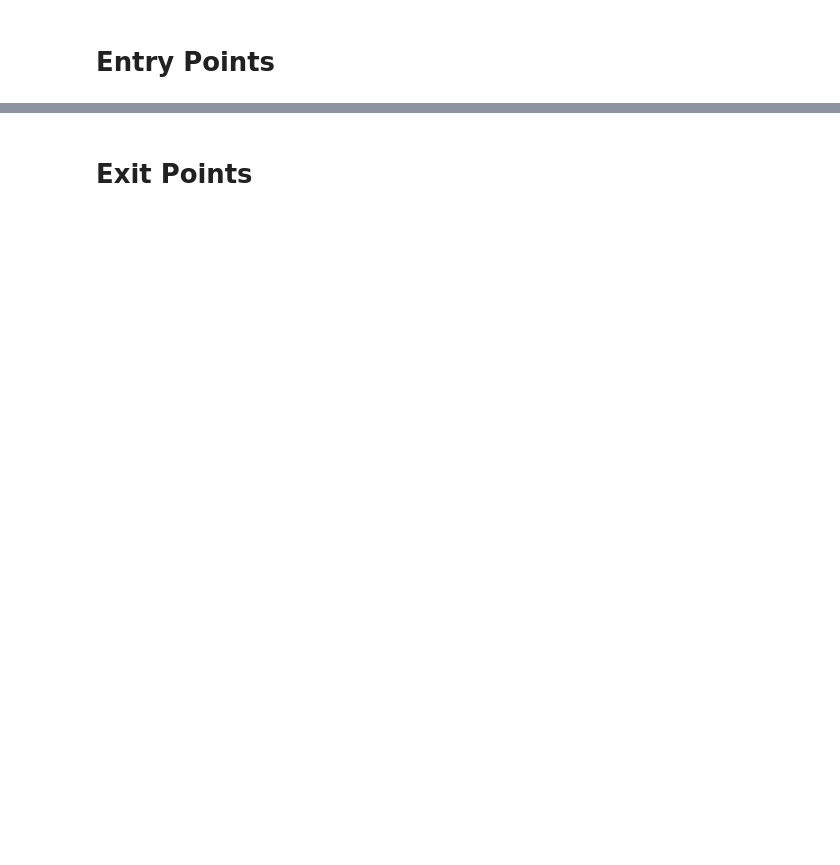
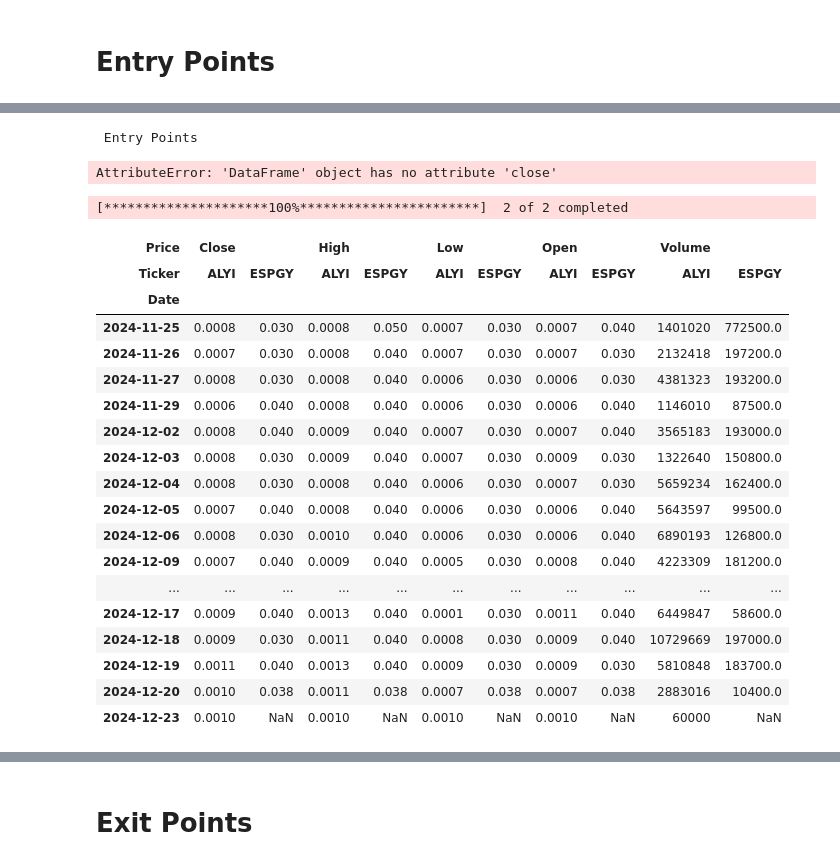
Before and after one commit to DaScient/SuperTrendTradingBot, a Jupyter notebook: yahoo-top-gainers-kalman-forecasting-model.ipynb, the cells around one changed output, grey strips where cells are left out. Drawn from its saved outputs; the diff is of its cells as text; code cells hidden in the pictures; blank space fills up the shorter version.

Commit message:
Kaggle Notebook | Yahoo's Top Gainers ~ Kalman Forecasting Model | Version 503

```diff
--- a/yahoo-top-gainers-kalman-forecasting-model.ipynb
+++ b/yahoo-top-gainers-kalman-forecasting-model.ipynb
@@ -188,3 +250,71 @@ Calculating indicators for today's date: 2024-07-10.
+# %%
+# Plotly within a double nested for-loop.
+# This pulls from Yahoo's Gainers first page, then implements technical indicators to output forecasts,
+# RSI, choppiness, trend archers, & other conditionals to aid in decision making.
+
+from plotly.offline import init_notebook_mode, iplot
+init_notebook_mode(connected=True)
+%matplotlib inline
+
+# Pull Yahoo's Top Gainers of Today - first page.
+
+url = 'https://finance.yahoo.com/gainers'
+headers = {
+  'User-Agent': 'Mozilla/5.0 (Windows NT 10.0; rv:91.0) Gecko/20100101 Firefox/91.0'
+}
+
+ytext = requests.get(url,headers=headers).text
+yroot = lxml.html.fromstring(ytext)
+List = []
+for x in yroot.xpath('//*[@id="fin-scr-res-table"]//a'):
+    List.append({"top_movers":x.attrib['href'].split("/")[-2].split("?")[0]})
+List = pd.DataFrame(List)
+
+# calculating plotter
+print('\n Entry Points')
+for i,v in [(v,yf.download(tickers=['ESPGY','ALYI'], period='3mo', interval='1d')) for i,v in List.close.items()]:
+    try:
+        #calculate_symbol(v)
+        if (calculate_symbol(v)[8] == True) & (calculate_symbol(v)[4]<="40"):
+            print(f'\n\nTicker: {i}\n\n "Entry Point"  AMAT &  (EMA_13 > Kalman) & (Choppiness <= 40):',calculate_symbol(v)[8])
+            print(' "Exit Point"  ~AMAT & ~(EMA_13 > Kalman):',calculate_symbol(v)[9])
+            print('\n\nClose:',calculate_symbol(v)[1])
+            print('Ichimoku 9-Day Forecast:',calculate_symbol(v)[2])
+            print('Ichimoku 26-Day Forecast:',calculate_symbol(v)[3])
+            print('Choppiness (%):',calculate_symbol(v)[4])
+            print('RSI:',calculate_symbol(v)[5])
+            print('Archer MA Trending:',calculate_symbol(v)[6])
+            print('EMA_13 > Kalman:',calculate_symbol(v)[7])
+            print('Low > Kalman:',calculate_symbol(v)[10])
+            plot(v.tail(90),i)
+        else:pass
+    except:pass
+# %% [output]
+ Entry Points
+AttributeError: 'DataFrame' object has no attribute 'close'
+# %%
+yf.download(tickers=['ESPGY','ALYI'], period='1mo', interval='1d')
+# %% [output]
+[*********************100%***********************]  2 of 2 completed
+| Price | Close |  | High |  | Low |  | Open |  | Volume |  |
+| Ticker | ALYI | ESPGY | ALYI | ESPGY | ALYI | ESPGY | ALYI | ESPGY | ALYI | ESPGY |
+| Date |  |  |  |  |  |  |  |  |  |  |
+| 2024-11-25 | 0.0008 | 0.030 | 0.0008 | 0.050 | 0.0007 | 0.030 | 0.0007 | 0.040 | 1401020 | 772500.0 |
+| 2024-11-26 | 0.0007 | 0.030 | 0.0008 | 0.040 | 0.0007 | 0.030 | 0.0007 | 0.030 | 2132418 | 197200.0 |
+| 2024-11-27 | 0.0008 | 0.030 | 0.0008 | 0.040 | 0.0006 | 0.030 | 0.0006 | 0.030 | 4381323 | 193200.0 |
+| 2024-11-29 | 0.0006 | 0.040 | 0.0008 | 0.040 | 0.0006 | 0.030 | 0.0006 | 0.040 | 1146010 | 87500.0 |
+| 2024-12-02 | 0.0008 | 0.040 | 0.0009 | 0.040 | 0.0007 | 0.030 | 0.0007 | 0.040 | 3565183 | 193000.0 |
+| 2024-12-03 | 0.0008 | 0.030 | 0.0009 | 0.040 | 0.0007 | 0.030 | 0.0009 | 0.030 | 1322640 | 150800.0 |
+| 2024-12-04 | 0.0008 | 0.030 | 0.0008 | 0.040 | 0.0006 | 0.030 | 0.0007 | 0.030 | 5659234 | 162400.0 |
+| 2024-12-05 | 0.0007 | 0.040 | 0.0008 | 0.040 | 0.0006 | 0.030 | 0.0006 | 0.040 | 5643597 | 99500.0 |
+| 2024-12-06 | 0.0008 | 0.030 | 0.0010 | 0.040 | 0.0006 | 0.030 | 0.0006 | 0.040 | 6890193 | 126800.0 |
+| 2024-12-09 | 0.0007 | 0.040 | 0.0009 | 0.040 | 0.0005 | 0.030 | 0.0008 | 0.040 | 4223309 | 181200.0 |
+| ... | ... | ... | ... | ... | ... | ... | ... | ... | ... | ... |
+| 2024-12-17 | 0.0009 | 0.040 | 0.0013 | 0.040 | 0.0001 | 0.030 | 0.0011 | 0.040 | 6449847 | 58600.0 |
+| 2024-12-18 | 0.0009 | 0.030 | 0.0011 | 0.040 | 0.0008 | 0.030 | 0.0009 | 0.040 | 10729669 | 197000.0 |
+| 2024-12-19 | 0.0011 | 0.040 | 0.0013 | 0.040 | 0.0009 | 0.030 | 0.0009 | 0.030 | 5810848 | 183700.0 |
+| 2024-12-20 | 0.0010 | 0.038 | 0.0011 | 0.038 | 0.0007 | 0.038 | 0.0007 | 0.038 | 2883016 | 10400.0 |
+| 2024-12-23 | 0.0010 | NaN | 0.0010 | NaN | 0.0010 | NaN | 0.0010 | NaN | 60000 | NaN |
 # %%
 # Plotly within a double nested for-loop.
 # This pulls from Yahoo's Gainers first page, then implements technical indicators to output forecasts,
```
Also changed, not shown: parts of 17 cells of this notebook.
